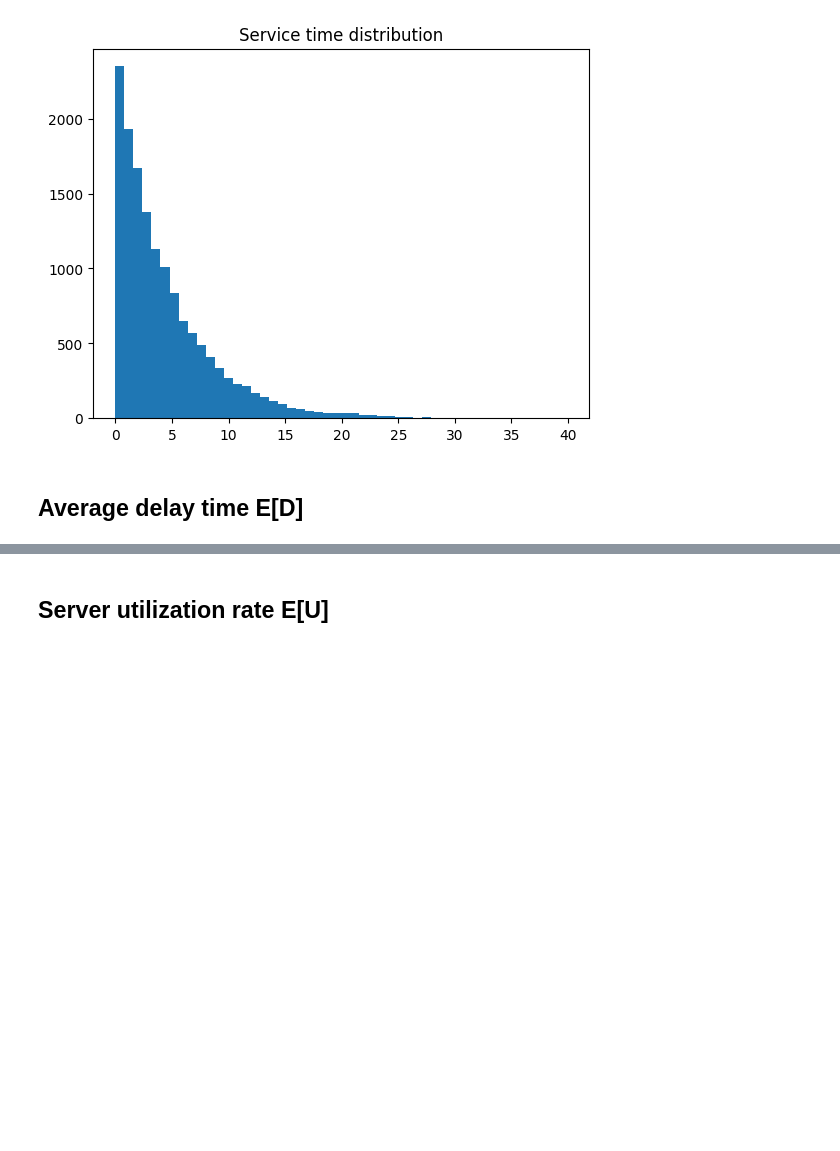
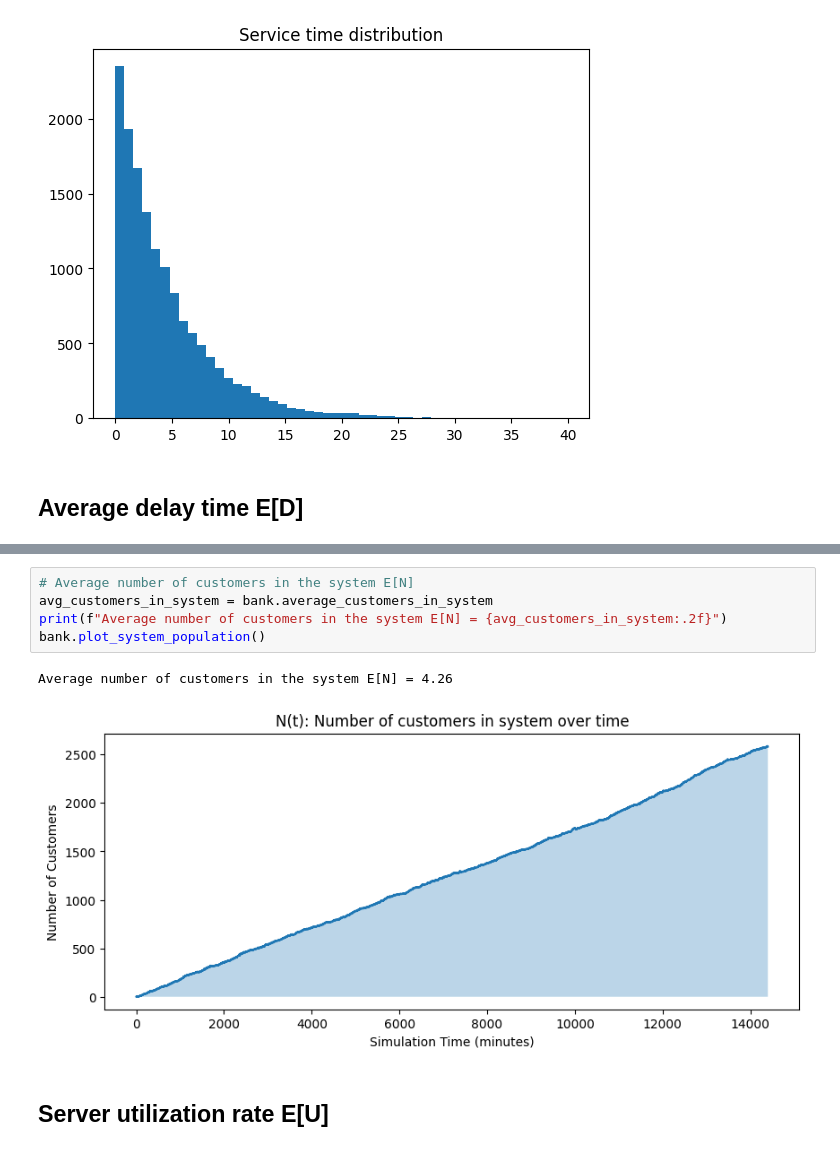
Before and after one commit to MarinCervinschi/ReinforcementLearningCourse, a Jupyter notebook: simulation/bank_jockeying.ipynb, the cells around one changed output, grey strips where cells are left out. Cells and saved outputs as stored; diff of their text form; blank space fills up the shorter version.

```diff
--- a/simulation/bank_jockeying.ipynb
+++ b/simulation/bank_jockeying.ipynb
@@ -323,3 +472,11 @@ bank.cashier.plot_qt()
+# %%
+# Average number of customers in the system E[N]
+avg_customers_in_system = bank.average_customers_in_system
+print(f"Average number of customers in the system E[N] = {avg_customers_in_system:.2f}")
+bank.plot_system_population()
+# %% [output]
+Average number of customers in the system E[N] = 4.26
+[figure, added]
 # %% [markdown]
 ## Server utilization rate E[U]
 # %%
```
Also changed, not shown: parts of 15 cells of this notebook, 3 other files.
